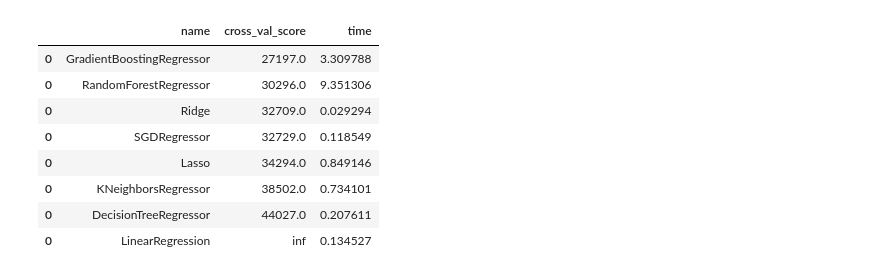
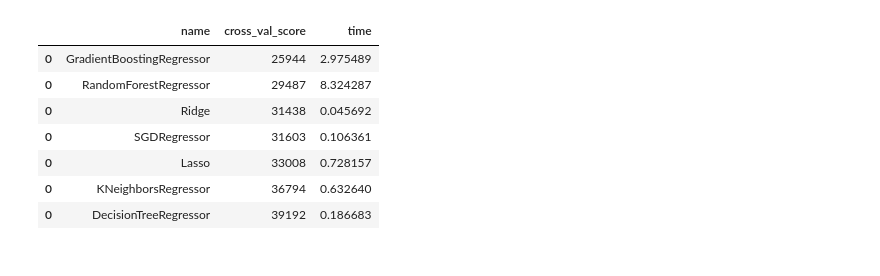
Before and after one commit to VladimirBorisevich/houses_price, a Jupyter notebook: house_prices_model_tuning.ipynb, the cells around one changed output. Cells and saved outputs as stored; diff of their text form; code cells hidden in the pictures.

```diff
--- a/house_prices_model_tuning.ipynb
+++ b/house_prices_model_tuning.ipynb
@@ -32,3 +36,19 @@ X = train.drop('SalePrice',axis=1)
+# %%
+numeric = np.where((X.dtypes=='int')|(X.dtypes=='float'))[0]
+feat_to_drop = ['3SsnPorch',
+ 'MoSold',
+ 'GarageArea',
+ 'LowQualFinSF',
+ 'YrSold',
+ 'MiscVal',
+ 'OpenPorchSF',
+ 'BsmtHalfBath',
+ 'BsmtFinSF2',
+ 'MSSubClass',
+ 'BsmtUnfSF']
+feats = set(X.columns[numeric]).intersection(set(feat_to_drop))
+X.drop(feats, axis=1, inplace=True)
+test.drop(feats, axis=1, inplace=True)
 # %%
 # preprocessing of columns(normalization for numeric and onehotencoding for categoric)
 categorical_features = np.where(X.dtypes=='object')[0]
@@ -61,18 +81,19 @@ def evaluate_score(model,X=X,y=y):
     '''
     time_before = time.time()
     model_instance = model
-    cvs = np.int(np.sqrt(np.abs(cross_val_score(model,X,y,cv=5,
-                                                scoring='neg_mean_squared_error').mean())))
+    cvs = np.int(np.abs(cross_val_score(model,X,y,cv=5,scoring='neg_root_mean_squared_error').mean()))
     if cvs>1e11:
         cvs = np.inf
 
     time_after = time.time()
     result = pd.DataFrame({'name':model.__class__.__name__,'cross_val_score':cvs,
                            'time':time_after - time_before},index=[0])
-    #print(result)
     return result
 # %%
-regressors = [LinearRegression(),Ridge(random_state = 5),
+#tree models : DecisionTreeRegressor, RandomForestRegressor, GradientBoostingRegressor
+#distance models : KNeighborsRegressor
+#linear models : LinearRegression, Ridge, Lasso, SGDRegressor
+regressors = [Ridge(random_state = 5),
               Lasso(random_state=5),DecisionTreeRegressor(random_state=5),
               SGDRegressor(random_state=5),GradientBoostingRegressor(random_state=5),
               RandomForestRegressor(random_state=5),KNeighborsRegressor()]
@@ -91,12 +103,12 @@ KNeighborsRegressor()
 # %%
+results.cross_val_score = results.cross_val_score.apply(np.int)
 results.sort_values(by='cross_val_score')
 # %% [output]
 |  | name | cross_val_score | time |
-| 0 | GradientBoostingRegressor | 27197.0 | 3.309788 |
-| 0 | RandomForestRegressor | 30296.0 | 9.351306 |
-| 0 | Ridge | 32709.0 | 0.029294 |
-| 0 | SGDRegressor | 32729.0 | 0.118549 |
-| 0 | Lasso | 34294.0 | 0.849146 |
-| 0 | KNeighborsRegressor | 38502.0 | 0.734101 |
-| 0 | DecisionTreeRegressor | 44027.0 | 0.207611 |
-| 0 | LinearRegression | inf | 0.134527 |
+| 0 | GradientBoostingRegressor | 25944 | 2.975489 |
+| 0 | RandomForestRegressor | 29487 | 8.324287 |
+| 0 | Ridge | 31438 | 0.045692 |
+| 0 | SGDRegressor | 31603 | 0.106361 |
+| 0 | Lasso | 33008 | 0.728157 |
+| 0 | KNeighborsRegressor | 36794 | 0.632640 |
+| 0 | DecisionTreeRegressor | 39192 | 0.186683 |
```
Also changed, not shown: parts of 38 cells of this notebook.
